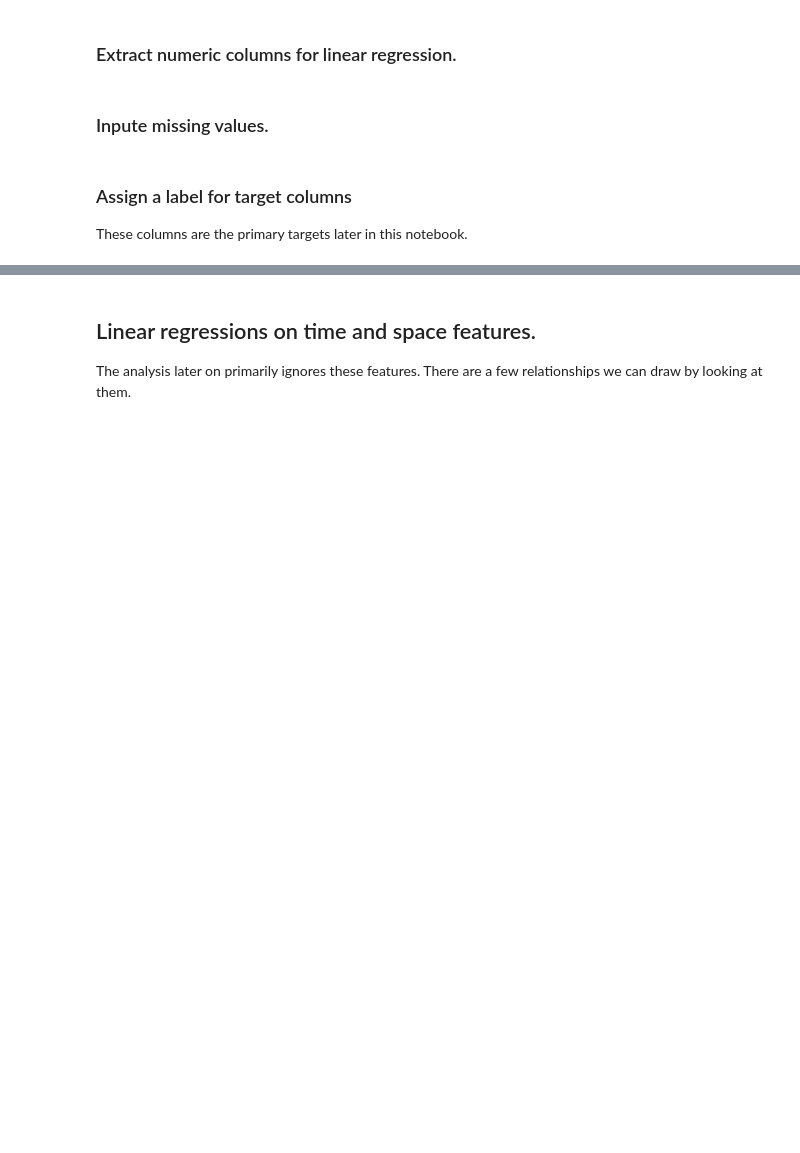
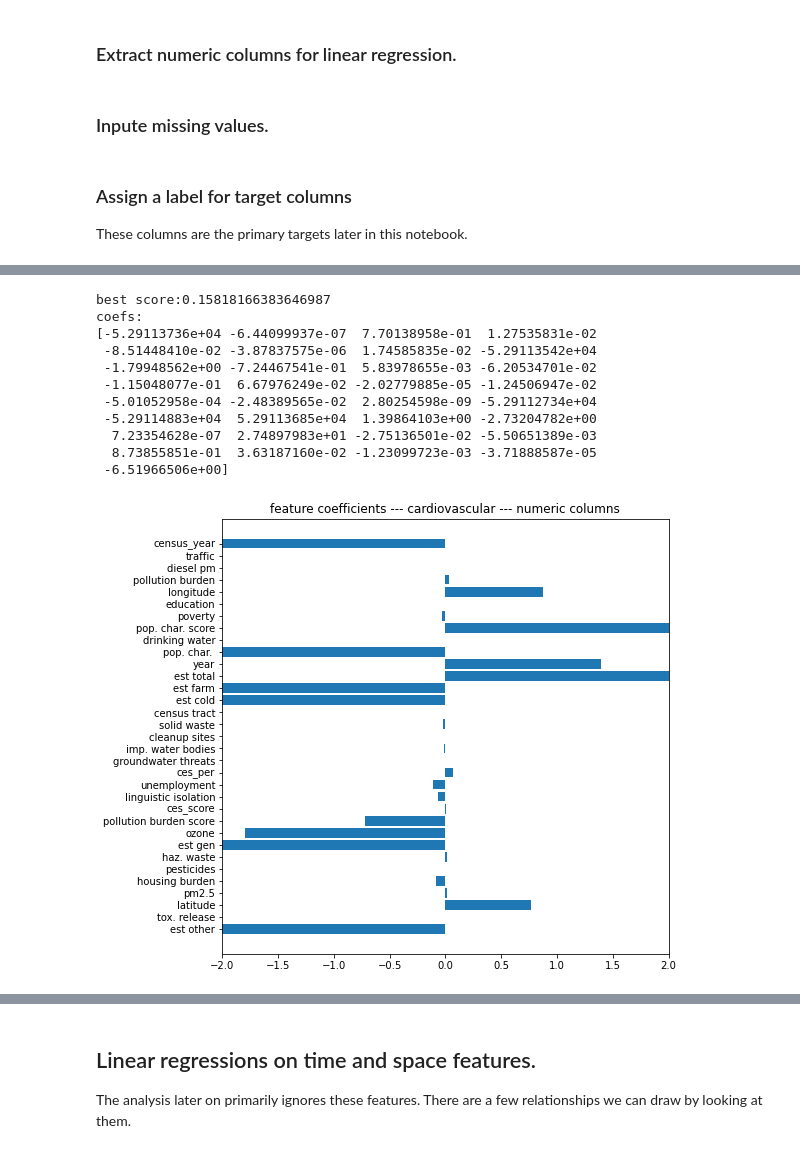
Before and after one commit to gigi-codes/warehouse_density, a Jupyter notebook: David/7_linear_regression.ipynb, the cells around one changed output, grey strips where cells are left out. Saved outputs shown, nothing was run; the diff lists cells and outputs as text; code cells hidden in the pictures; blank space fills up the shorter version.

```diff
--- a/David/7_linear_regression.ipynb
+++ b/David/7_linear_regression.ipynb
@@ -301,0 +380,16 @@ interpret_my_lr_grid_search(all_num_results, health_cols)
+# %%
+c_num_coefs = single_fit(amgd, numeric_cols, 'cardiovascular disease', 10)
+barh_coefs(c_num_coefs, numeric_cols, title = 'feature coefficients --- cardiovascular --- numeric columns')
+# %% [output]
+best score:0.15818166383646987
+coefs:
+[-5.29113736e+04 -6.44099937e-07  7.70138958e-01  1.27535831e-02
+ -8.51448410e-02 -3.87837575e-06  1.74585835e-02 -5.29113542e+04
+ -1.79948562e+00 -7.24467541e-01  5.83978655e-03 -6.20534701e-02
+ -1.15048077e-01  6.67976249e-02 -2.02779885e-05 -1.24506947e-02
+ -5.01052958e-04 -2.48389565e-02  2.80254598e-09 -5.29112734e+04
+ -5.29114883e+04  5.29113685e+04  1.39864103e+00 -2.73204782e+00
+  7.23354628e-07  2.74897983e+01 -2.75136501e-02 -5.50651389e-03
+  8.73855851e-01  3.63187160e-02 -1.23099723e-03 -3.71888587e-05
+ -6.51966506e+00]
+[figure, added]
```
Also changed, not shown: parts of 36 cells of this notebook.
